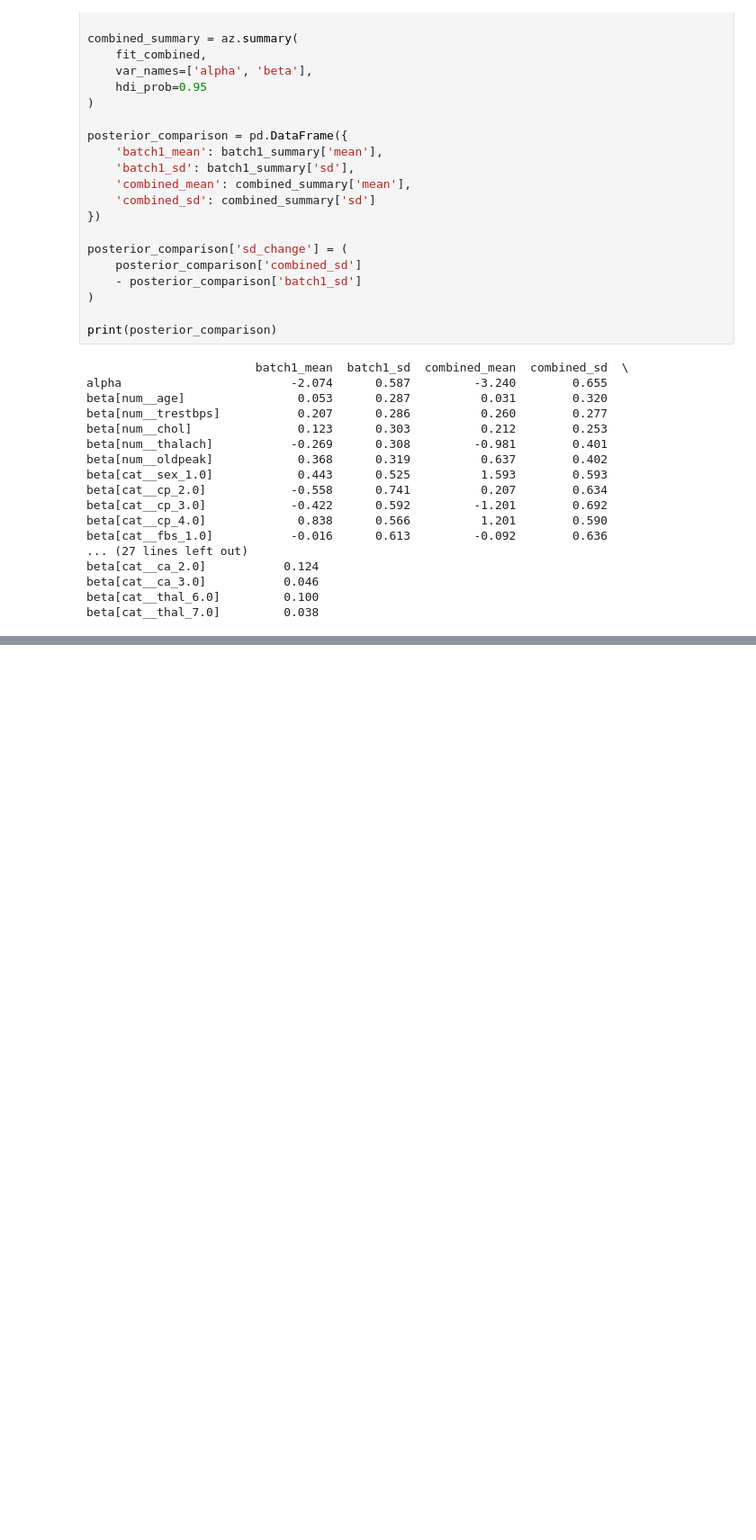
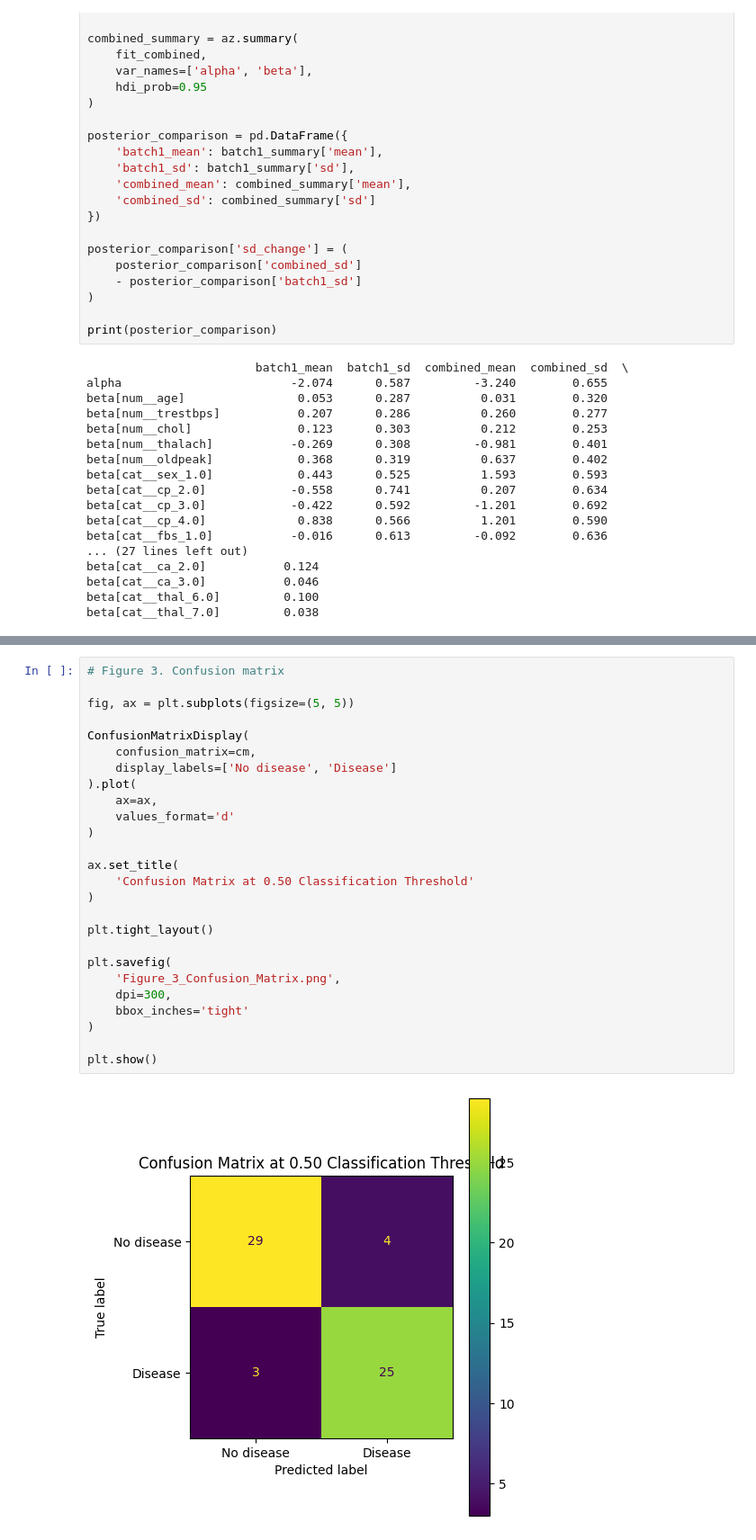
Before and after one commit to Ansarss/Ai_learning_experiments, a Jupyter notebook: UCI_Heart_disease.ipynb, the cells around one changed output, grey strips where cells are left out. Shown at 90% size. Drawn from its saved outputs; the diff is of its cells as text; blank space fills up the shorter version.

```diff
--- a/UCI_Heart_disease.ipynb
+++ b/UCI_Heart_disease.ipynb
@@ -856,0 +1137,28 @@ beta[cat__thal_7.0]         0.038
+# %%
+# Figure 3. Confusion matrix
+
+fig, ax = plt.subplots(figsize=(5, 5))
+
+ConfusionMatrixDisplay(
+    confusion_matrix=cm,
+    display_labels=['No disease', 'Disease']
+).plot(
+    ax=ax,
+    values_format='d'
+)
+
+ax.set_title(
+    'Confusion Matrix at 0.50 Classification Threshold'
+)
+
+plt.tight_layout()
+
+plt.savefig(
+    'Figure_3_Confusion_Matrix.png',
+    dpi=300,
+    bbox_inches='tight'
+)
+
+plt.show()
+# %% [output]
+[figure, added]
```
Also changed, not shown: parts of 15 cells of this notebook.
